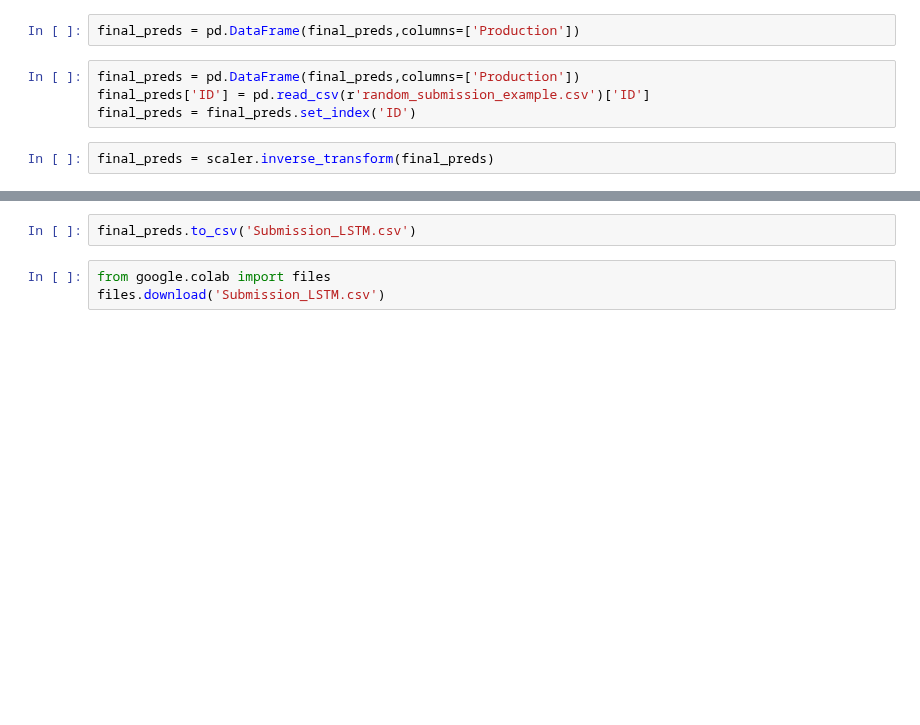
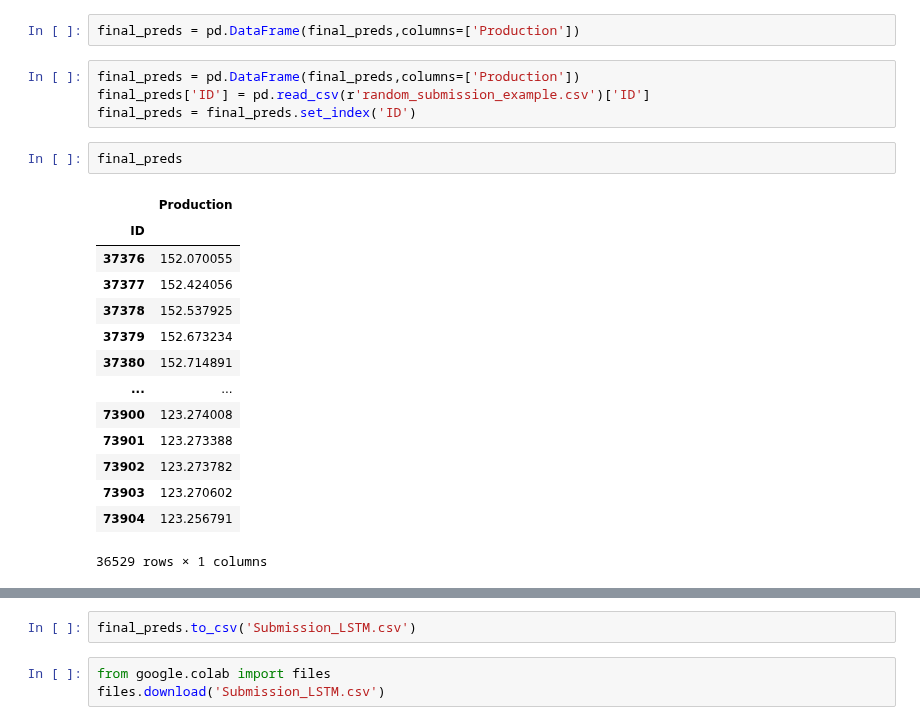
Before and after one commit to andre-la-machado/cnr, a Jupyter notebook: modelling_lstm_colab.ipynb, the cells around one changed output, grey strips where cells are left out. Cells and saved outputs as stored; diff of their text form; blank space fills up the shorter version.

```diff
--- a/modelling_lstm_colab.ipynb
+++ b/modelling_lstm_colab.ipynb
@@ -587,8 +693,23 @@ final_preds = pd.DataFrame(final_preds,columns=['Production'])
 final_preds = pd.DataFrame(final_preds,columns=['Production'])
 final_preds['ID'] = pd.read_csv(r'random_submission_example.csv')['ID']
 final_preds = final_preds.set_index('ID')
-# %%
-final_preds = scaler.inverse_transform(final_preds)
+# %%
+final_preds
+# %% [output]
+|  | Production |
+| ID |  |
+| 37376 | 152.070055 |
+| 37377 | 152.424056 |
+| 37378 | 152.537925 |
+| 37379 | 152.673234 |
+| 37380 | 152.714891 |
+| ... | ... |
+| 73900 | 123.274008 |
+| 73901 | 123.273388 |
+| 73902 | 123.273782 |
+| 73903 | 123.270602 |
+| 73904 | 123.256791 |
+36529 rows × 1 columns
 # %%
 plt.plot(final_preds.index,final_preds['Production'])
 # %% [output]
```
Also changed, not shown: parts of 16 cells of this notebook.
